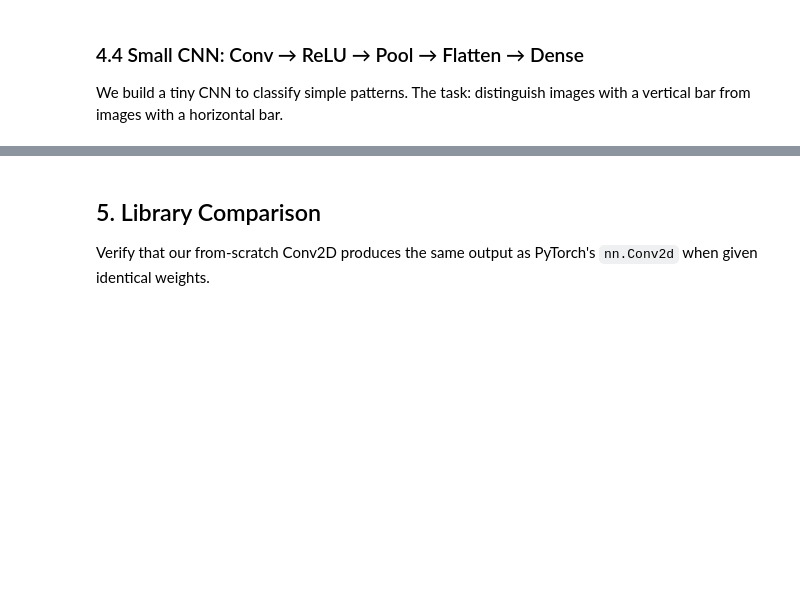
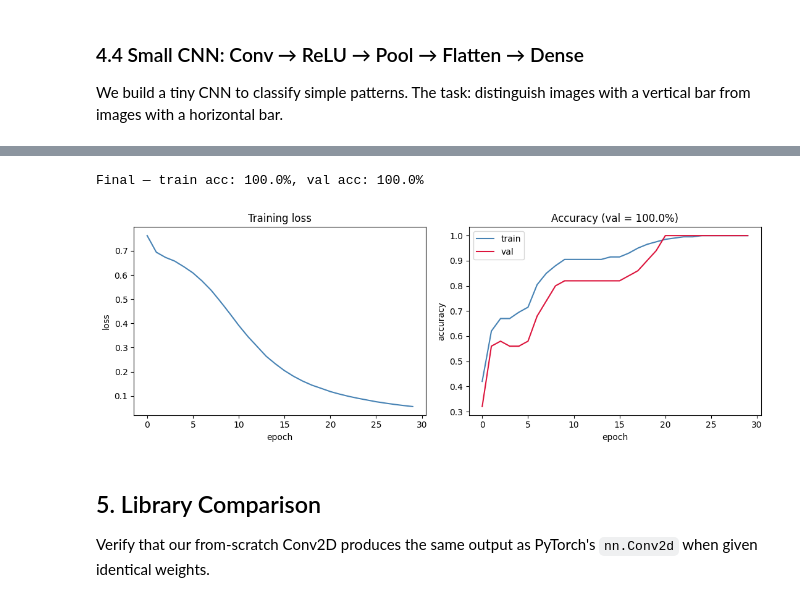
Before and after one commit to hien078/Machine-Learning-from-scratch, a Jupyter notebook: topics/14_cnn/first_principles.ipynb, the cells around one changed output, grey strips where cells are left out. Saved outputs shown, nothing was run; the diff lists cells and outputs as text; code cells hidden in the pictures; blank space fills up the shorter version.

```diff
--- a/topics/14_cnn/first_principles.ipynb
+++ b/topics/14_cnn/first_principles.ipynb
@@ -417,7 +431,7 @@ cnn = SimpleCNN(img_size=8, n_classes=2, n_filters=4,
                 rng=np.random.default_rng(SEED))
 
 n_epochs = 30
-lr = 0.01
+lr = 0.05
 batch_size = 20
 history = {'loss': [], 'train_acc': [], 'val_acc': []}
 
@@ -431,33 +445,36 @@ for epoch in range(n_epochs):
         Xb, yb = X_train[idx], y_train[idx]
         logits = cnn.forward(Xb)
         loss, dS, _ = cross_entropy_loss(logits, yb)
         cnn.backward(dS, lr)
         epoch_loss += loss
         n_batches += 1
 
     history['loss'].append(epoch_loss / n_batches)
     history['train_acc'].append(cnn.score(X_train, y_train))
     history['val_acc'].append(cnn.score(X_val, y_val))
 
 final_train_acc = history['train_acc'][-1]
 final_val_acc = history['val_acc'][-1]
 print(f'Final — train acc: {final_train_acc:.1%}, val acc: {final_val_acc:.1%}')
 
 fig, axes = plt.subplots(1, 2, figsize=(11, 4))
 axes[0].plot(history['loss'], color='steelblue')
 axes[0].set_xlabel('epoch')
 axes[0].set_ylabel('loss')
 axes[0].set_title('Training loss')
 axes[1].plot(history['train_acc'], color='steelblue', label='train')
 axes[1].plot(history['val_acc'], color='crimson', label='val')
 axes[1].set_xlabel('epoch')
 axes[1].set_ylabel('accuracy')
 axes[1].set_title(f'Accuracy (val = {final_val_acc:.1%})')
 axes[1].legend()
 plt.tight_layout()
 plt.show()
 
 assert final_train_acc > 0.85, f'Expected >85%, got {final_train_acc:.1%}'
+# %% [output]
+Final — train acc: 100.0%, val acc: 100.0%
+[figure, added]
 # %% [markdown]
 ## 5. Library Comparison
 
```
Also changed, not shown: parts of 10 cells of this notebook, 4 other files.
